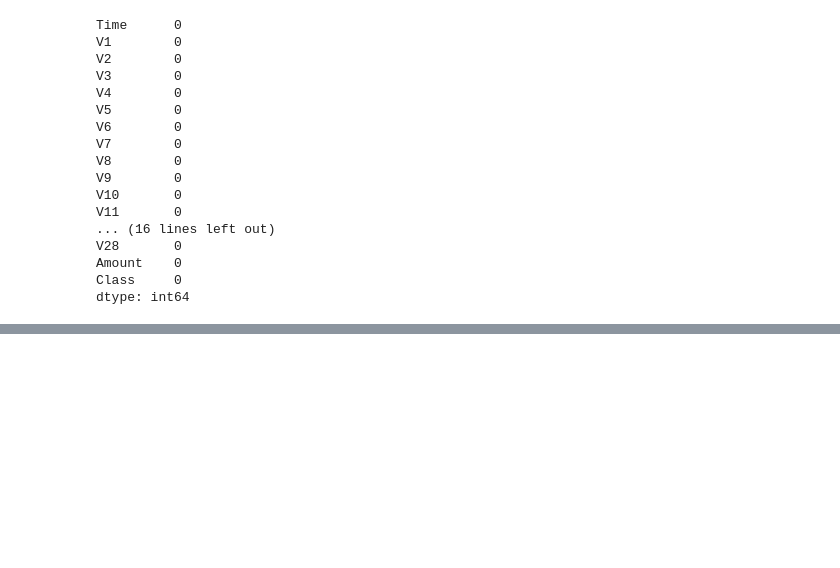
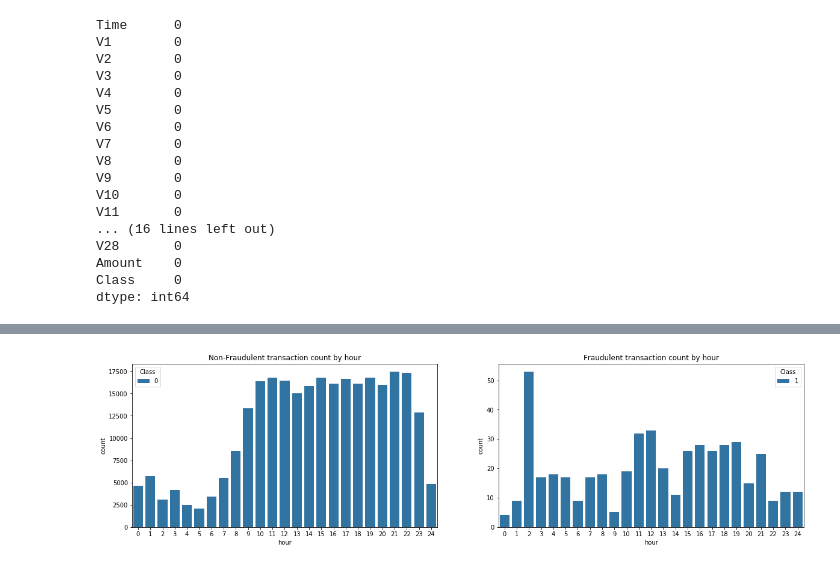
Before and after one commit to chandu85/Data_Science_Portfolio, a Jupyter notebook: Project 1 - Creditcard Fraud detection/Code/CreditCard Fraud Detection.ipynb, the cells around one changed output, grey strips where cells are left out. Cells and saved outputs as stored; diff of their text form; code cells hidden in the pictures; blank space fills up the shorter version.

```diff
--- a/Project 1 - Creditcard Fraud detection/Code/CreditCard Fraud Detection.ipynb
+++ b/Project 1 - Creditcard Fraud detection/Code/CreditCard Fraud Detection.ipynb
@@ -70,0 +82,4 @@ sns.countplot('Class',data=df)
+# %%
+# Clone the dataframe to evaluate some of the data trends
+df_eda = df[['Time', 'Amount', 'Class']].copy()
+df_eda.head()
@@ -70,0 +107,17 @@ sns.countplot('Class',data=df)
+# %%
+# Understand the distribution of transaction by hour of the day
+
+# Assuming the data captured starts at midnight, calculate hour for each
+# transaction based on elapsed time feature.
+df_eda['hour'] = df_eda['Time'].apply(lambda x: int(round((x/60/60)%24)))
+df['hour']=df_eda['hour']
+
+# Plot the data distribution by hour
+fig, ax = plt.subplots(figsize=(20,5), ncols=2, nrows=1)
+sns.countplot(x="hour", hue="Class", data=df_eda[df_eda["Class"]==0], ax=ax[0])
+sns.countplot(x="hour", hue="Class", data=df_eda[df_eda["Class"]==1], ax=ax[1])
+ax[0].set_title("Non-Fraudulent transaction count by hour")
+ax[1].set_title("Fraudulent transaction count by hour")
+plt.show()
+# %% [output]
+[figure, added]
```
Also changed, not shown: parts of 35 cells of this notebook.
